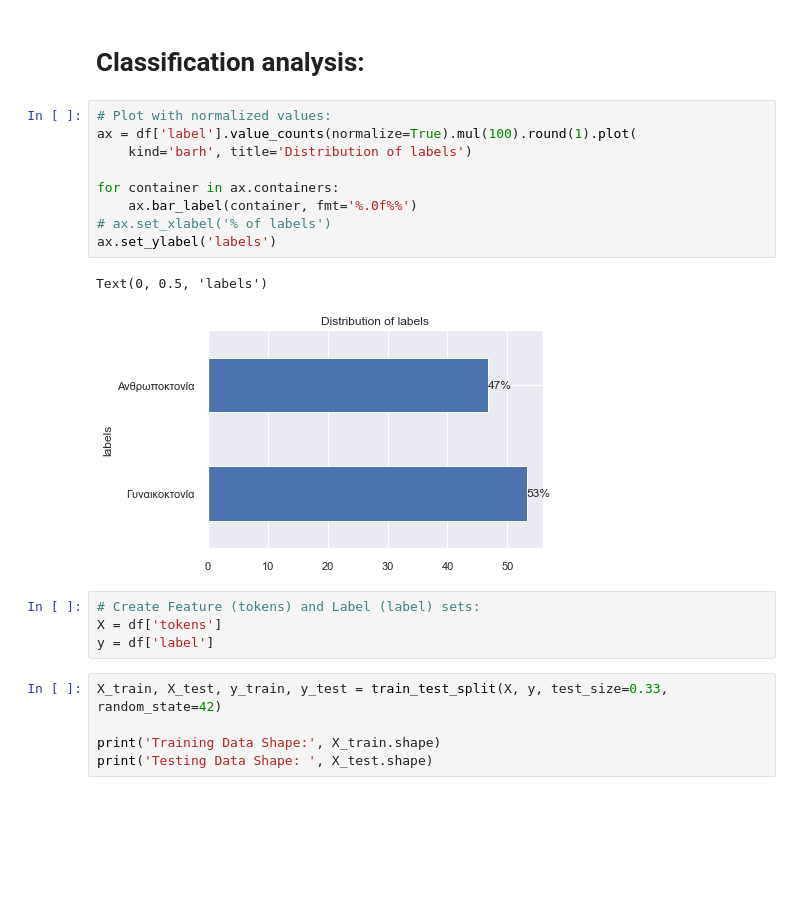
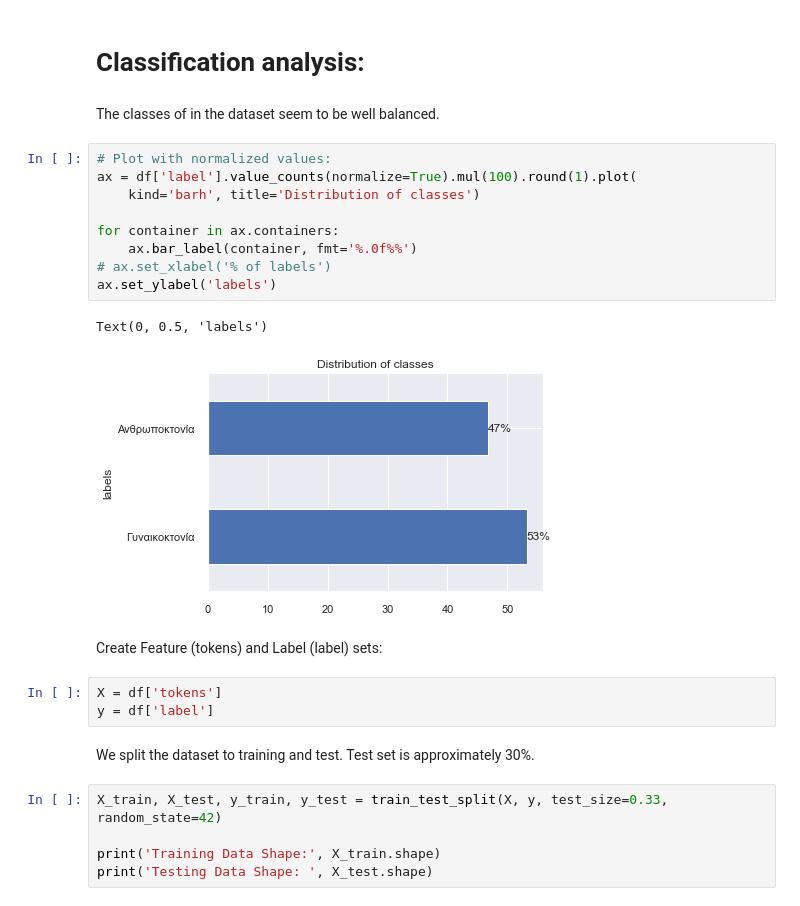
Before and after one commit to openlabathens/article-classification, a Jupyter notebook: report.ipynb, the cells around one changed output. Drawn from its saved outputs; the diff is of its cells as text; blank space fills up the shorter version.

```diff
--- a/report.ipynb
+++ b/report.ipynb
@@ -164,22 +166,27 @@ df.head()
 | 4 | "Μία εβδομάδα μετά την αρχική του... | 2371 | 7.771067 | ένα εβδομαδα αρχικο εκτιμηση οτι ... | 1808 | Ανθρωποκτονία |
 # %% [markdown]
 # Classification analysis:
+# %% [markdown]
+The classes of in the dataset seem to be well balanced.
 # %%
 # Plot with normalized values:
 ax = df['label'].value_counts(normalize=True).mul(100).round(1).plot(
-    kind='barh', title='Distribution of labels')
+    kind='barh', title='Distribution of classes')
 
 for container in ax.containers:
     ax.bar_label(container, fmt='%.0f%%')
 # ax.set_xlabel('% of labels')
 ax.set_ylabel('labels')
 # %% [output]
 Text(0, 0.5, 'labels')
-[figure, old version]
+[figure, new version]
+# %% [markdown]
+Create Feature (tokens) and Label (label) sets:
 # %%
-# Create Feature (tokens) and Label (label) sets:
 X = df['tokens']
 y = df['label']
+# %% [markdown]
+We split the dataset to training and test. Test set is approximately 30%.
 # %%
 X_train, X_test, y_train, y_test = train_test_split(X, y, test_size=0.33, random_state=42)
 
```
Also changed, not shown: parts of 13 cells of this notebook.
